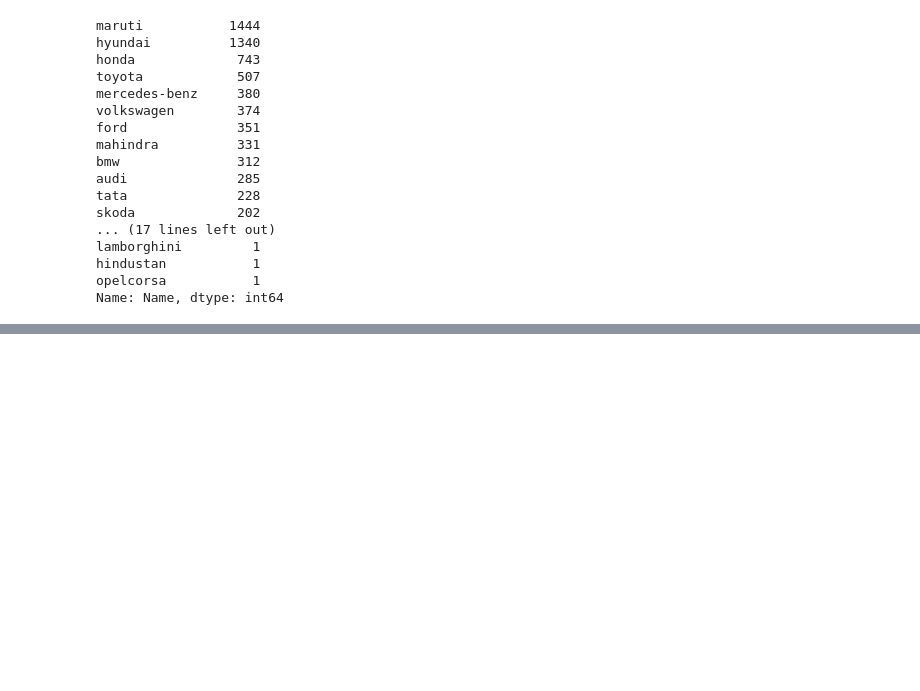
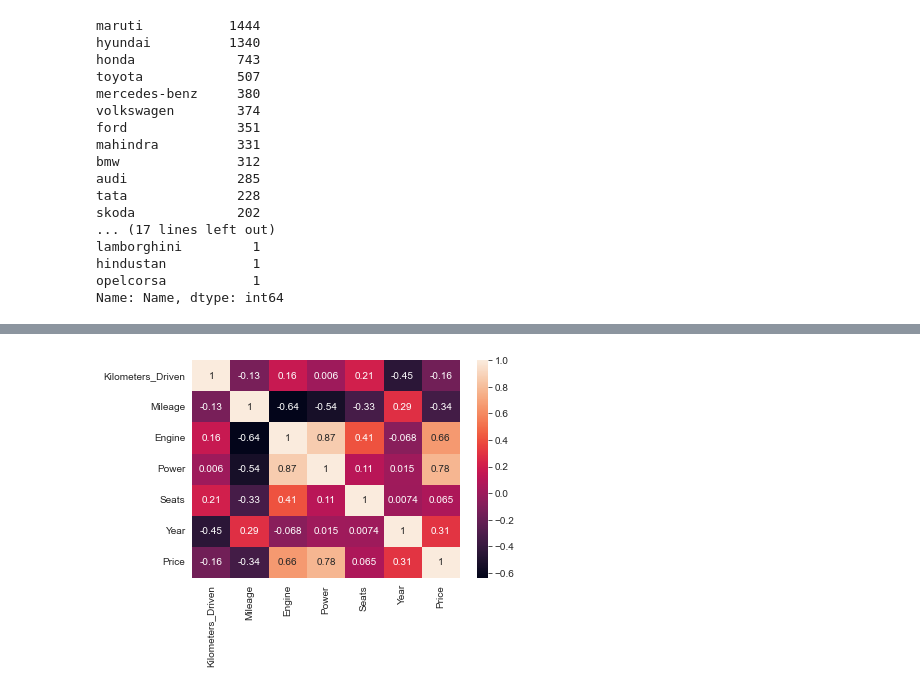
Before and after one commit to Gaurav-Guptaji/ML-Training, a Jupyter notebook: Day 25/day_25.ipynb, the cells around one changed output, grey strips where cells are left out. Drawn from its saved outputs; the diff is of its cells as text; code cells hidden in the pictures; blank space fills up the shorter version.

```diff
--- a/Day 25/day_25.ipynb
+++ b/Day 25/day_25.ipynb
@@ -237,0 +497,5 @@ Name: Name, dtype: int64
+# %%
+sns.heatmap(cars[num_cols + [target_col]].corr(),annot=True)
+plt.show()
+# %% [output]
+[figure, added]
```
Also changed, not shown: parts of 37 cells of this notebook.
